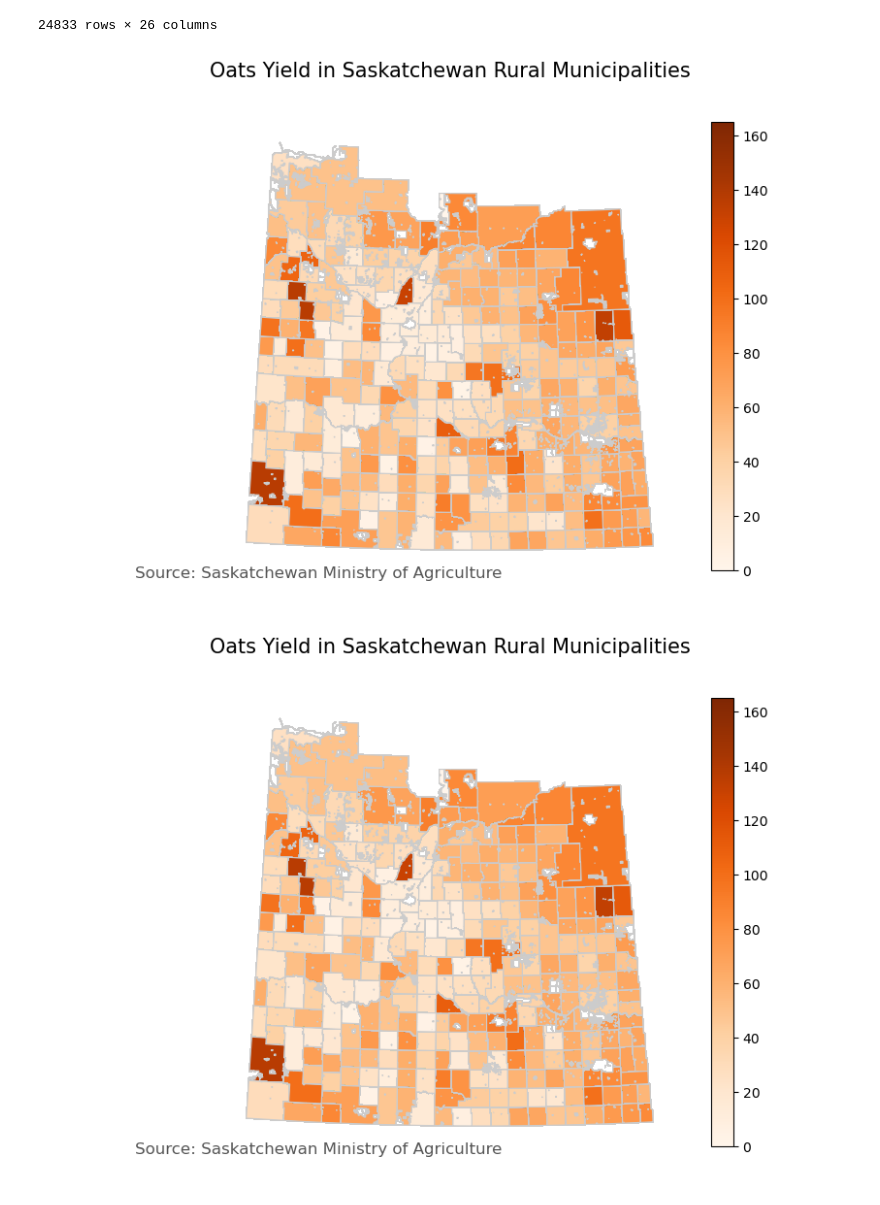
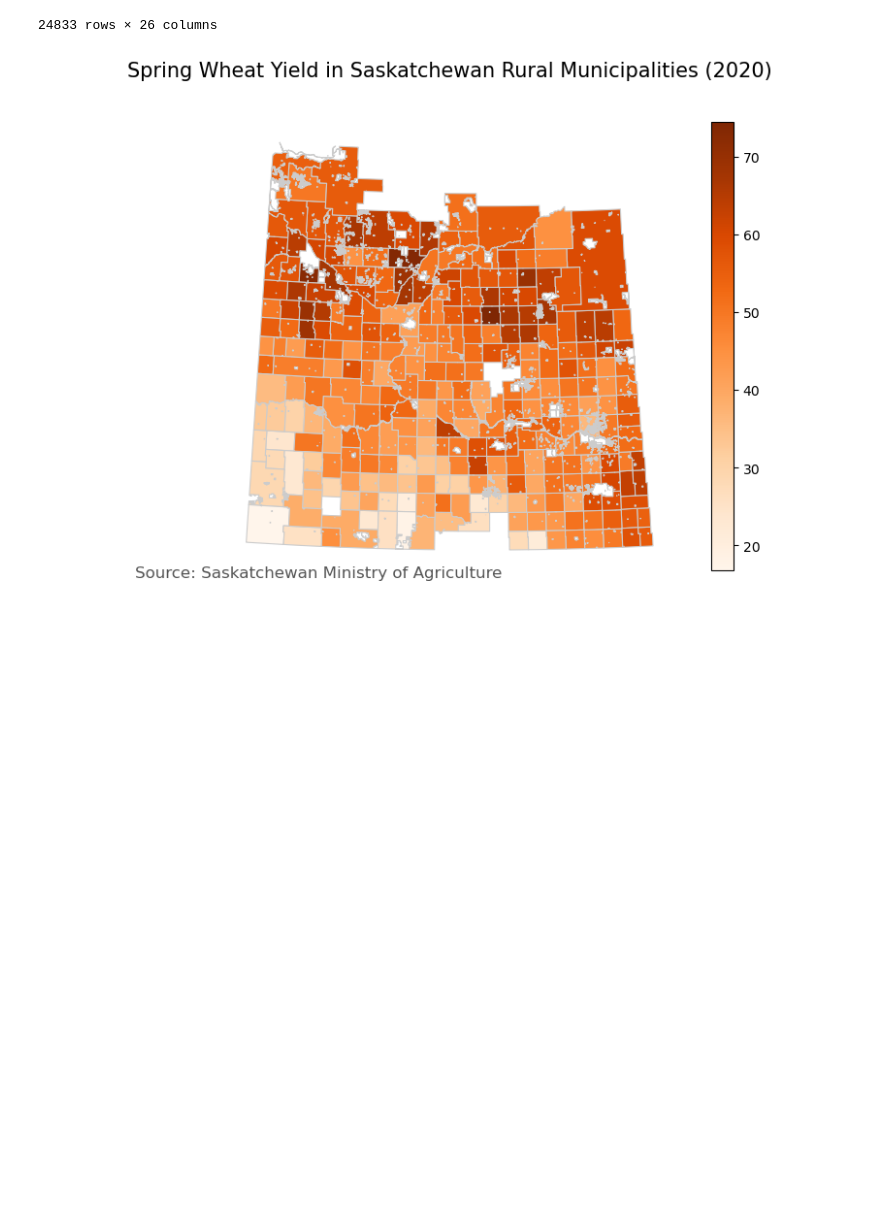
Before and after one commit to Metaluv/Palette_Training, a Jupyter notebook: Palette_Training_5-main/Assignment_5_v7.ipynb, the cells around one changed output. Drawn from its saved outputs; the diff is of its cells as text; code cells hidden in the pictures; blank space fills up the shorter version.

```diff
--- a/Palette_Training_5-main/Assignment_5_v7.ipynb
+++ b/Palette_Training_5-main/Assignment_5_v7.ipynb
@@ -69,19 +69,24 @@ load_merged_data()
 | 24832 | 0101000491 | 2022-12-21 | NaN | RMPPID | 491 | BUCKLAND | 8.095962e+08 | 226074.551723 | POLYGON ((439451.190 5922989.290,... | 2021.0 | ... |
 24833 rows × 26 columns
 # %%
-def plot_choropleth_map(merged, crop):
+def plot_choropleth_map(merged, crop, year):
+    # Filter the merged DataFrame based on the specified year
+    merged = merged[merged['Year'] == year]
+
     vmin, vmax = merged[crop].min(), merged[crop].max()
     fig, ax = plt.subplots(1, figsize=(10, 6))
     merged.plot(column=crop, cmap='Oranges', linewidth=0.8, ax=ax, edgecolor='0.8')
     ax.axis('off')
-    ax.set_title(f'{crop} Yield in Saskatchewan Rural Municipalities\n', fontdict={'fontsize': '15', 'fontweight' : '3'})
+    ax.set_title(f'{crop} Yield in Saskatchewan Rural Municipalities ({year})\n', fontdict={'fontsize': '15', 'fontweight' : '3'})
     ax.annotate('Source: Saskatchewan Ministry of Agriculture', xy=(0.1, .08), xycoords='figure fraction', horizontalalignment='left', verticalalignment='top', fontsize=12, color='#555555')
     sm = plt.cm.ScalarMappable(cmap='Oranges', norm=plt.Normalize(vmin=vmin, vmax=vmax))
     sm._A = []
     cbar = fig.colorbar(sm)
     return fig
-# %%
-plot_choropleth_map(load_merged_data(), 'Oats')
-# %% [output]
-[figure, removed]
-[figure, removed]
+# %%
+year = 2020
+crop = "Spring Wheat"
+fig = plot_choropleth_map(load_merged_data(), crop, year)
+plt.show()
+# %% [output]
+[figure, added]
```
Also changed, not shown: 1 other file.
